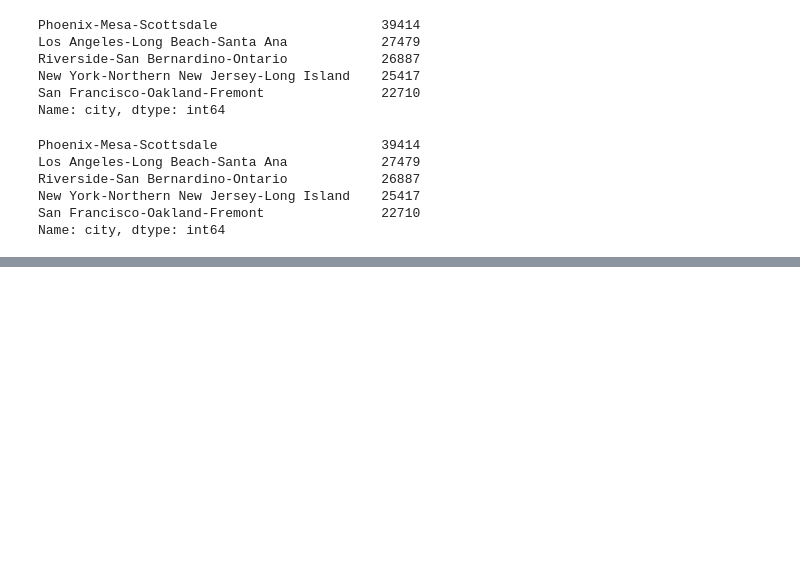
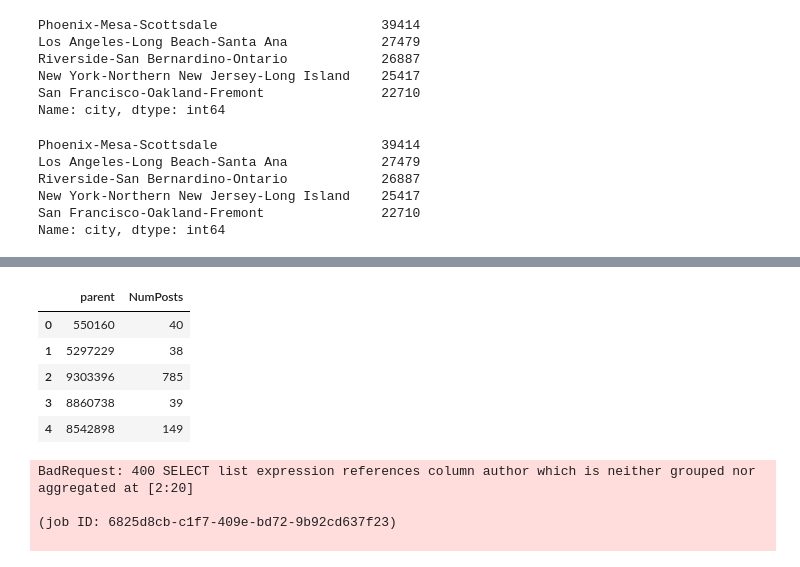
Before and after one commit to NuwanUdara/Kaggle-Mysql, a Jupyter notebook: sketch1.ipynb, the cells around one changed output, grey strips where cells are left out. Drawn from its saved outputs; the diff is of its cells as text; code cells hidden in the pictures; blank space fills up the shorter version.

Commit message:
Kaggle Notebook | Entry 3 | Version 3

```diff
--- a/sketch1.ipynb
+++ b/sketch1.ipynb
@@ -220,0 +295,44 @@ job_post_scores.score.mean()
+# %%
+# Improved version of earlier query, now with aliasing & improved readability
+query_improved = """
+                 SELECT parent, COUNT(1) AS NumPosts
+                 FROM `bigquery-public-data.hacker_news.comments`
+                 GROUP BY parent
+                 HAVING COUNT(1) > 10
+                 """
+#when count(1) is given it will even count null raws. But if you specify a column, it will not. Also Count(Distinct Val) Will count unique ones in val column
+safe_config = bigquery.QueryJobConfig(maximum_bytes_billed=10**10)
+query_job = client.query(query_improved, job_config=safe_config)
+
+# API request - run the query, and convert the results to a pandas DataFrame
+improved_df = query_job.to_dataframe()
+
+# Print the first five rows of the DataFrame
+improved_df.head()
+# %% [output]
+|  | parent | NumPosts |
+| 0 | 550160 | 40 |
+| 1 | 5297229 | 38 |
+| 2 | 9303396 | 785 |
+| 3 | 8860738 | 39 |
+| 4 | 8542898 | 149 |
+# %%
+query_bad = """
+            SELECT author, parent, COUNT(id)
+            FROM `bigquery-public-data.hacker_news.comments`
+            GROUP BY parent
+            """
+#when count(1) is given it will even count null raws. But if you specify a column, it will not. Also Count(Distinct Val) Will count unique ones in val column
+safe_config = bigquery.QueryJobConfig(maximum_bytes_billed=10**10)
+query_job = client.query(query_bad, job_config=safe_config)
+
+# API request - run the query, and convert the results to a pandas DataFrame
+improved_df = query_job.to_dataframe()
+
+# Print the first five rows of the DataFrame
+improved_df.head()
+# %% [output]
+BadRequest: 400 SELECT list expression references column author which is neither grouped nor aggregated at [2:20]
+
+(job ID: 6825d8cb-c1f7-409e-bd72-9b92cd637f23)
+
```
Also changed, not shown: parts of 10 cells of this notebook.
